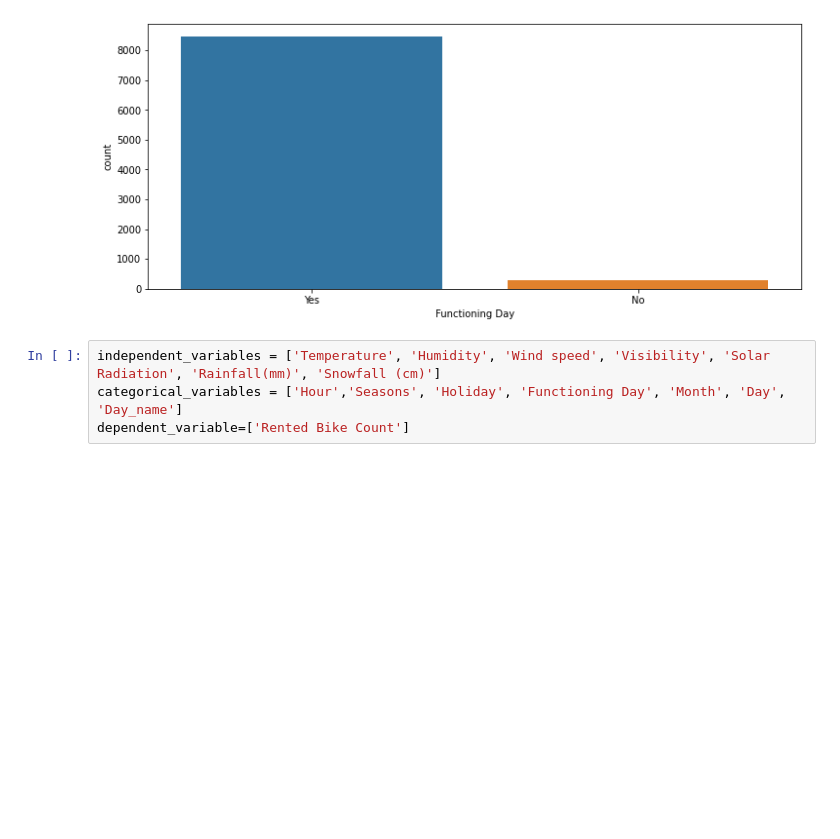
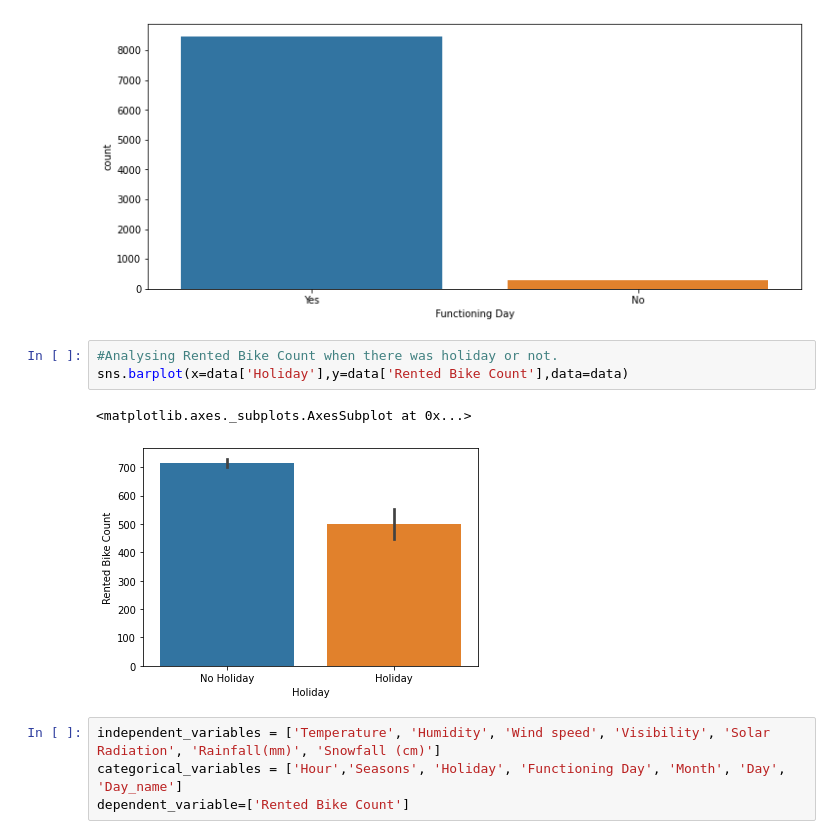
Before and after one commit to bharath967/Seoul-Bike-Sharing-Demand-Prediction, a Jupyter notebook: Bike_Sharing_Demand_Prediction_Capstone_Project.ipynb, the cells around one changed output. Drawn from its saved outputs; the diff is of its cells as text; blank space fills up the shorter version.

```diff
--- a/Bike_Sharing_Demand_Prediction_Capstone_Project.ipynb
+++ b/Bike_Sharing_Demand_Prediction_Capstone_Project.ipynb
@@ -347,6 +353,12 @@ plt.figure(figsize=(12, 5))
 ch = sns.countplot(data['Functioning Day'])
 # %% [output]
 [figure]
+# %%
+#Analysing Rented Bike Count when there was holiday or not.
+sns.barplot(x=data['Holiday'],y=data['Rented Bike Count'],data=data)
+# %% [output]
+<matplotlib.axes._subplots.AxesSubplot at 0x...>
+[figure, added]
 # %%
 independent_variables = ['Temperature', 'Humidity', 'Wind speed', 'Visibility', 'Solar Radiation', 'Rainfall(mm)', 'Snowfall (cm)']
 categorical_variables = ['Hour','Seasons', 'Holiday', 'Functioning Day', 'Month', 'Day', 'Day_name']
```
Also changed, not shown: parts of 33 cells of this notebook.
